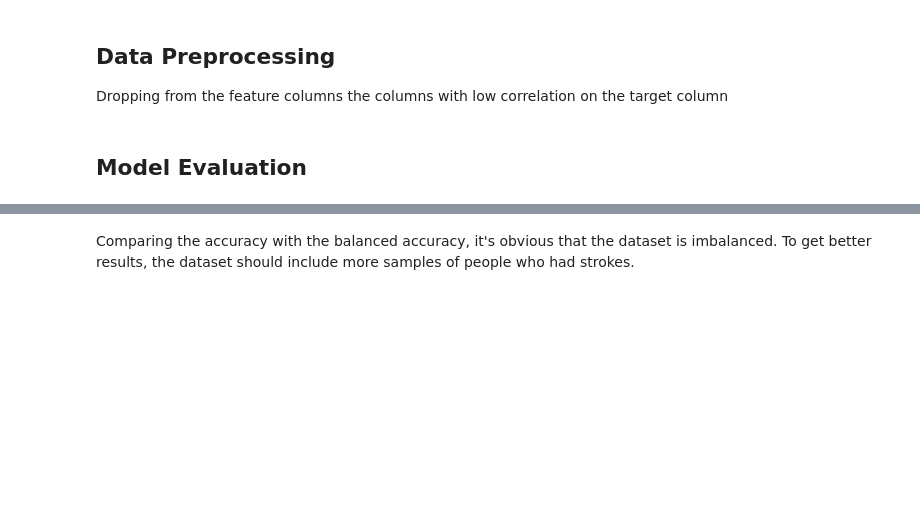
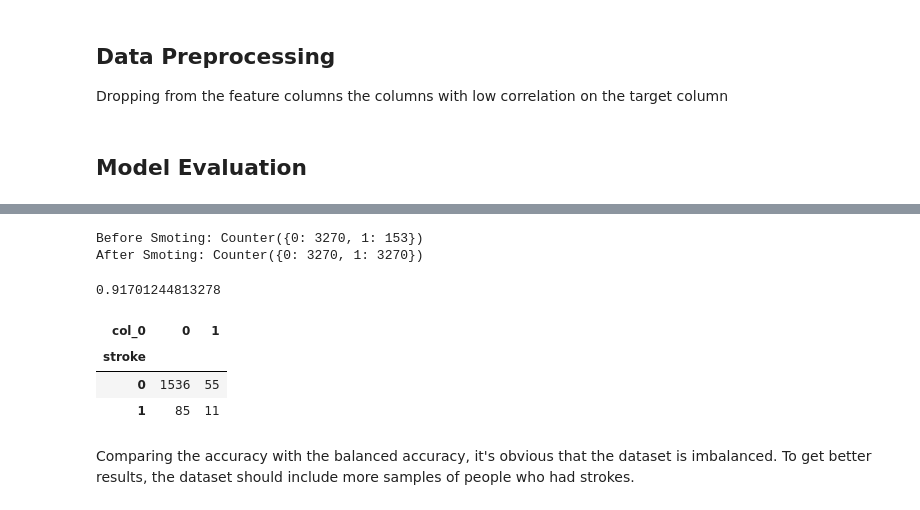
Before and after one commit to alikoteich/ML-projects, a Jupyter notebook: Health-care-stroke/health-care-stroke-model.ipynb, the cells around one changed output, grey strips where cells are left out. Cells and saved outputs as stored; diff of their text form; code cells hidden in the pictures; blank space fills up the shorter version.

```diff
--- a/Health-care-stroke/health-care-stroke-model.ipynb
+++ b/Health-care-stroke/health-care-stroke-model.ipynb
@@ -158,0 +265,18 @@ cv_results.head()
+# %%
+param_grid = {
+    'learning_rate': [0.1, 0.01, 0.001],
+    'max_depth': [3, 5, 7],
+    'subsample': [0.8, 0.9, 1.0],
+    'colsample_bytree': [0.8, 0.9, 1.0]
+}
+
+# Initialize the XGBoost classifier
+xgb_model = XGBClassifier()
+
+# Perform grid search
+grid_search = GridSearchCV(estimator=xgb_model, param_grid=param_grid, scoring='accuracy', cv=5)
+grid_search.fit(X_train, y_train)
+
+# Print the best hyperparameter combination and its corresponding accuracy score
+print("Best Hyperparameters:", grid_search.best_params_)
+print("Best Accuracy:", grid_search.best_score_)
@@ -159,2 +301,20 @@ cv_results.head()
+# %%
+from collections import Counter
+print("Before Smoting:", Counter(y_train))
+print("After Smoting:", Counter(y_train_smote))
+# %% [output]
+Before Smoting: Counter({0: 3270, 1: 153})
+After Smoting: Counter({0: 3270, 1: 3270})
+# %%
+model.fit(X_train_smote, y_train_smote)
+y_predict = model.predict(X_test)
+print(accuracy_score(y_test, y_predict))
+pd.crosstab(y_test, y_predict)
+# %% [output]
+0.91701244813278
+| col_0 | 0 | 1 |
+| stroke |  |  |
+| 0 | 1536 | 55 |
+| 1 | 85 | 11 |
 # %% [markdown]
 Comparing the accuracy with the balanced accuracy, it's obvious that the dataset is imbalanced. To get better results, the dataset should include more samples of people who had strokes.
```
Also changed, not shown: parts of 15 cells of this notebook.
